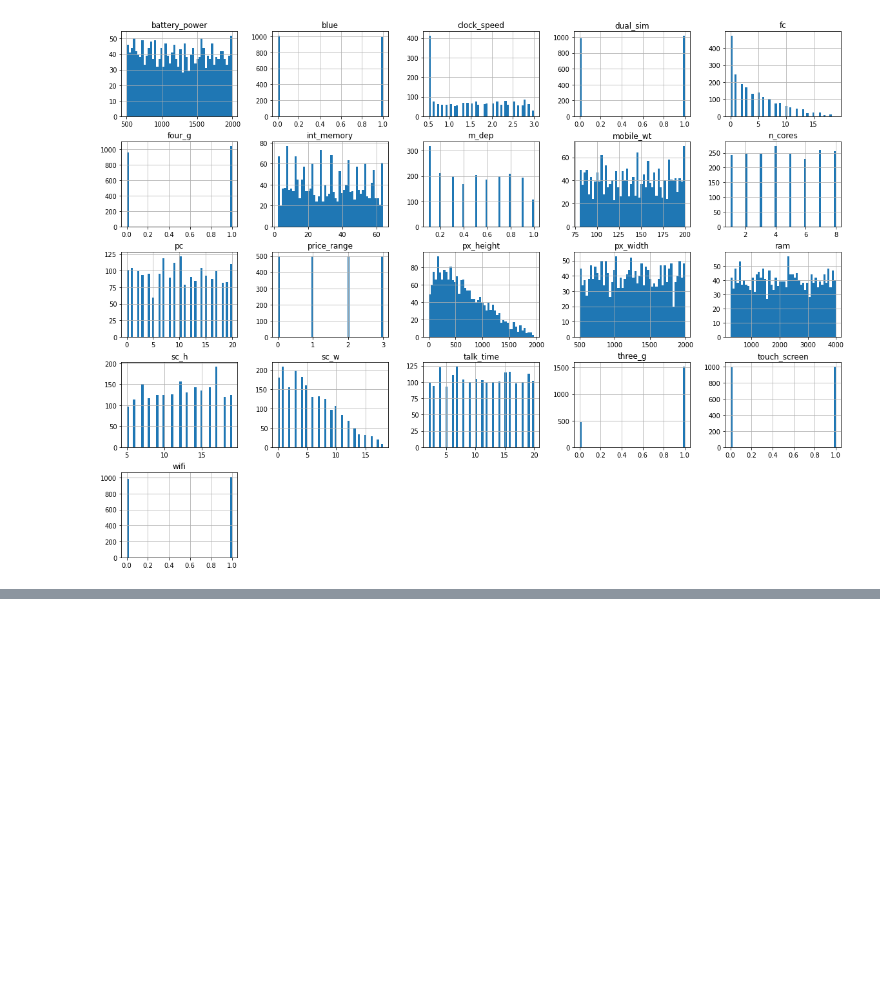
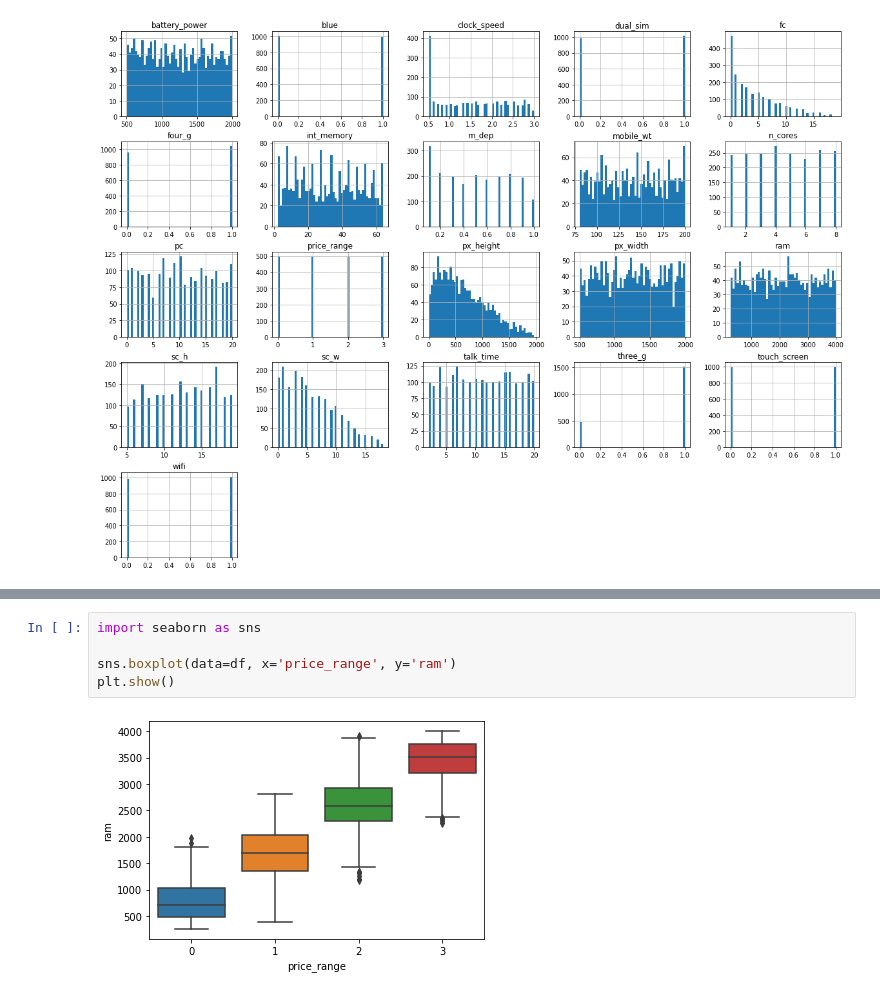
Before and after one commit to ikeinyyo/SSLTelecom, a Jupyter notebook: src/notebooks/Analysis.ipynb, the cells around one changed output, grey strips where cells are left out. Drawn from its saved outputs; the diff is of its cells as text; blank space fills up the shorter version.

```diff
--- a/src/notebooks/Analysis.ipynb
+++ b/src/notebooks/Analysis.ipynb
@@ -101,0 +129,7 @@ plt.show()
+# %%
+import seaborn as sns
+
+sns.boxplot(data=df, x='price_range', y='ram')
+plt.show()
+# %% [output]
+[figure, added]
```
Also changed, not shown: parts of 5 cells of this notebook, 1 other file.
